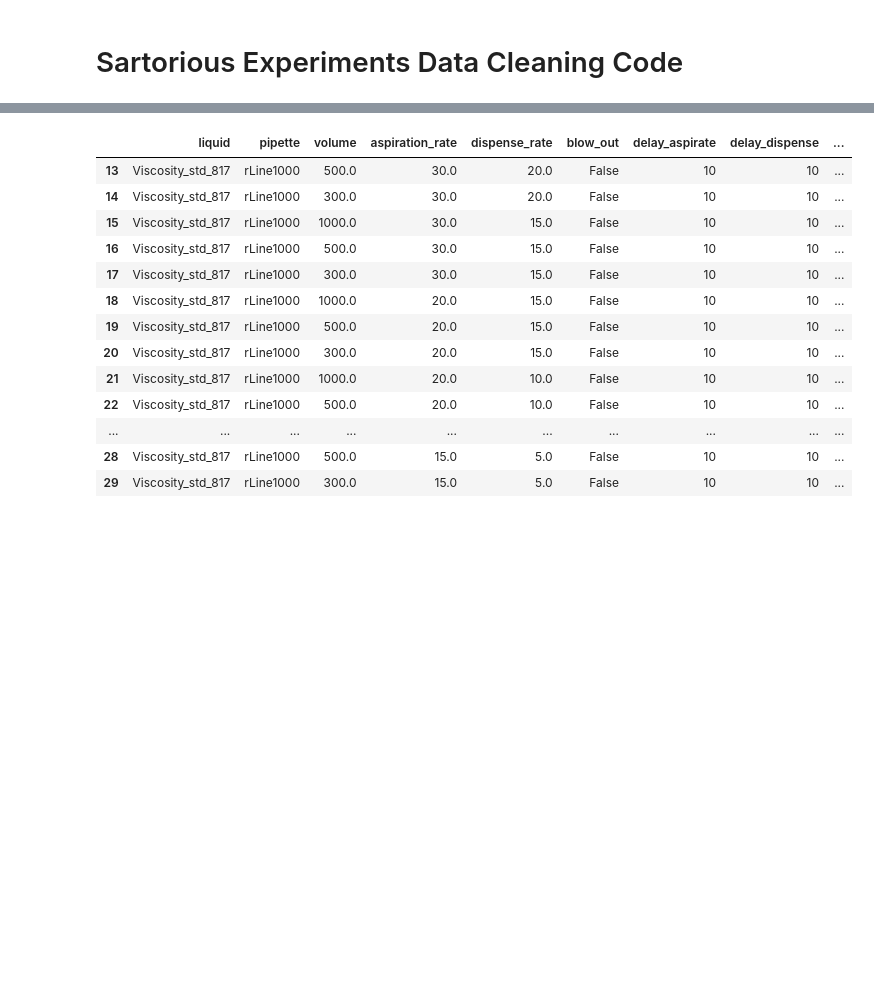
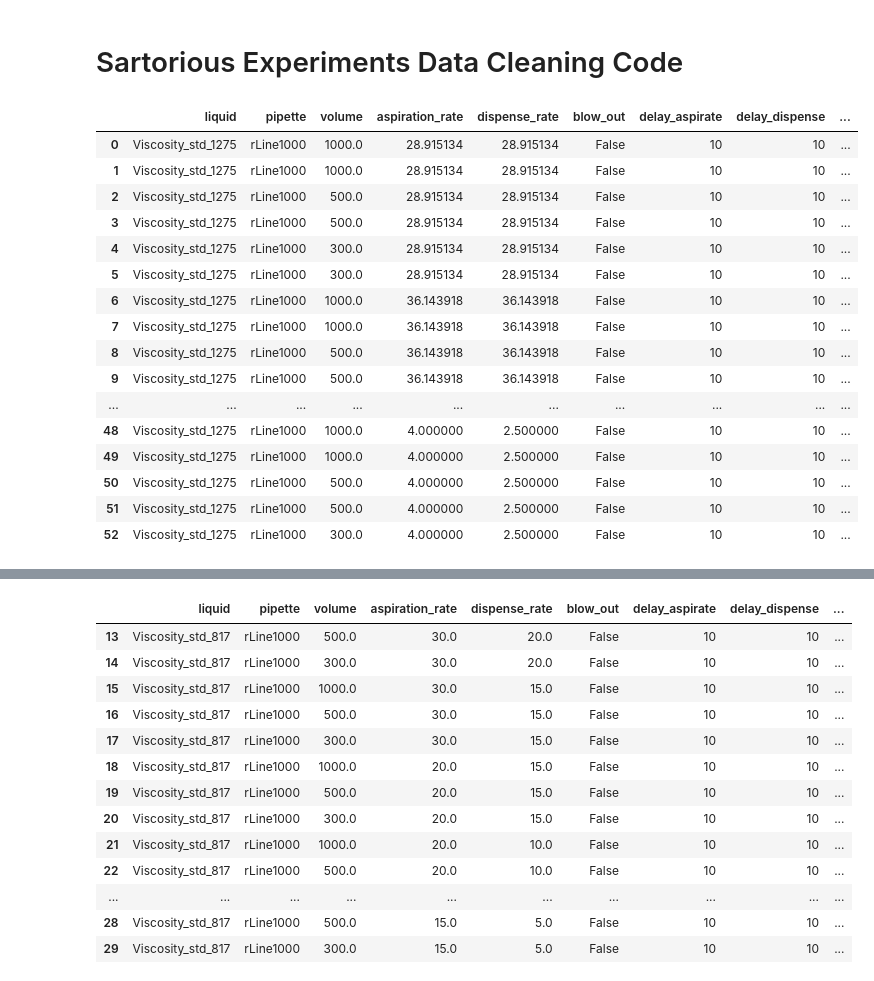
Before and after one commit to Quijanove/viscosity_liquid_transfer_Pablo, a Jupyter notebook: Sartorious_experiments/Code/Data_cleaning_code_sartorious.ipynb, the cells around one changed output, grey strips where cells are left out. Saved outputs shown, nothing was run; the diff lists cells and outputs as text; code cells hidden in the pictures; blank space fills up the shorter version.

```diff
--- a/Sartorious_experiments/Code/Data_cleaning_code_sartorious.ipynb
+++ b/Sartorious_experiments/Code/Data_cleaning_code_sartorious.ipynb
@@ -3,17 +3,35 @@
 # %%
 #Importing packages
 import matplotlib.pyplot as plt
 import pandas as pd
 import numpy as np
 import os
 
 # Importing files
-std = '204'
+std = '1275'
 folder = (r"C:\Users\admin\Documents\GitHub\viscosity_liquid_transfer_Pablo\Sartorious_experiments\Code")
 
 df_raw = pd.read_csv(folder+r'/Viscosity_std_'+std+'.csv')
 
 df_raw
+# %% [output]
+|  | liquid | pipette | volume | aspiration_rate | dispense_rate | blow_out | delay_aspirate | delay_dispense | ... |
+| 0 | Viscosity_std_1275 | rLine1000 | 1000.0 | 28.915134 | 28.915134 | False | 10 | 10 | ... |
+| 1 | Viscosity_std_1275 | rLine1000 | 1000.0 | 28.915134 | 28.915134 | False | 10 | 10 | ... |
+| 2 | Viscosity_std_1275 | rLine1000 | 500.0 | 28.915134 | 28.915134 | False | 10 | 10 | ... |
+| 3 | Viscosity_std_1275 | rLine1000 | 500.0 | 28.915134 | 28.915134 | False | 10 | 10 | ... |
+| 4 | Viscosity_std_1275 | rLine1000 | 300.0 | 28.915134 | 28.915134 | False | 10 | 10 | ... |
+| 5 | Viscosity_std_1275 | rLine1000 | 300.0 | 28.915134 | 28.915134 | False | 10 | 10 | ... |
+| 6 | Viscosity_std_1275 | rLine1000 | 1000.0 | 36.143918 | 36.143918 | False | 10 | 10 | ... |
+| 7 | Viscosity_std_1275 | rLine1000 | 1000.0 | 36.143918 | 36.143918 | False | 10 | 10 | ... |
+| 8 | Viscosity_std_1275 | rLine1000 | 500.0 | 36.143918 | 36.143918 | False | 10 | 10 | ... |
+| 9 | Viscosity_std_1275 | rLine1000 | 500.0 | 36.143918 | 36.143918 | False | 10 | 10 | ... |
+| ... | ... | ... | ... | ... | ... | ... | ... | ... | ... |
+| 48 | Viscosity_std_1275 | rLine1000 | 1000.0 | 4.000000 | 2.500000 | False | 10 | 10 | ... |
+| 49 | Viscosity_std_1275 | rLine1000 | 1000.0 | 4.000000 | 2.500000 | False | 10 | 10 | ... |
+| 50 | Viscosity_std_1275 | rLine1000 | 500.0 | 4.000000 | 2.500000 | False | 10 | 10 | ... |
+| 51 | Viscosity_std_1275 | rLine1000 | 500.0 | 4.000000 | 2.500000 | False | 10 | 10 | ... |
+| 52 | Viscosity_std_1275 | rLine1000 | 300.0 | 4.000000 | 2.500000 | False | 10 | 10 | ... |
 # %%
 #Removing anomaly values (manual skim then df.drop())
 column_to_drop =
```
Also changed, not shown: parts of 8 cells of this notebook, 5 other files.
